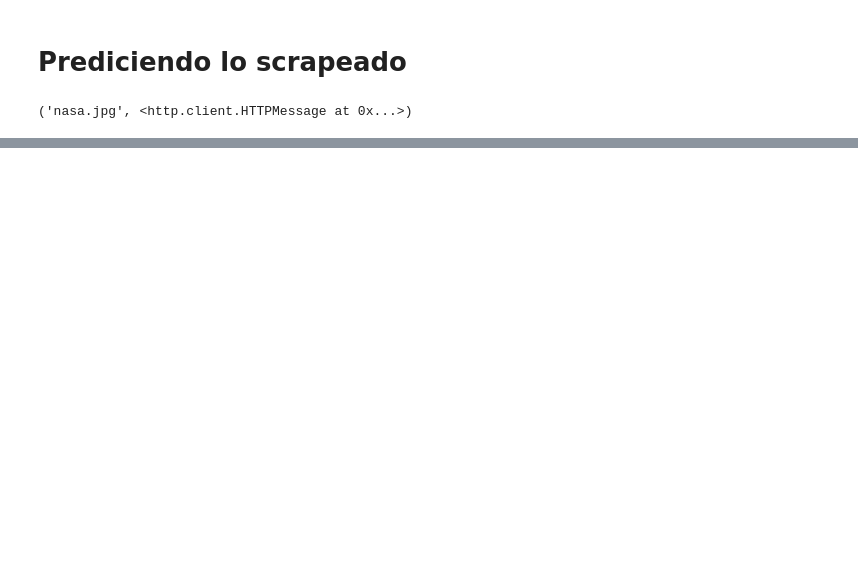
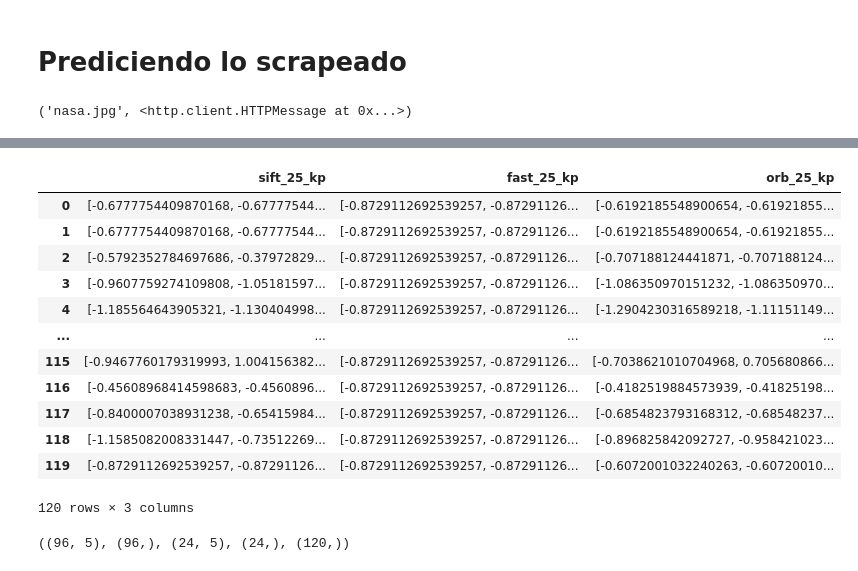
Before and after one commit to ricardoG67/instagram-scraper, a Jupyter notebook: training.ipynb, the cells around one changed output, grey strips where cells are left out. Drawn from its saved outputs; the diff is of its cells as text; code cells hidden in the pictures; blank space fills up the shorter version.

```diff
--- a/training.ipynb
+++ b/training.ipynb
@@ -222,0 +220,5 @@ ValueError: setting an array element with a sequence.
+# %%
+def standardize(arr):
+    mean = np.mean(arr, axis=0)
+    stdev = np.std(arr, axis=0)
+    return (arr - mean) / stdev
@@ -222,0 +259,40 @@ ValueError: setting an array element with a sequence.
+# %%
+# standardized_lst = algoritmos_values.apply(lambda x: x - np.mean(x))
+# standardized_lst
+sift_standard = []
+for registros_sift in algoritmos_values.sift_25_kp.values:
+    registros_sift = standardize(registros_sift)
+    sift_standard.append(registros_sift)
+
+fast_standard = []
+for registros_fast in algoritmos_values.fast_25_kp.values:
+    registros_fast = standardize(registros_fast)
+    fast_standard.append(registros_sift)
+
+orb_standard = []
+for registros_orb in algoritmos_values.orb_25_kp.values:
+    registros_orb = standardize(registros_orb)
+    orb_standard.append(registros_orb)
+
+# sift_standard = np.array(sift_standard)
+# fast_standard = np.array(fast_standard)
+# orb_standard = np.array(orb_standard)
+
+lista = [sift_standard, fast_standard, orb_standard]
+
+algoritmos_values_standard = pd.DataFrame({'sift_25_kp': sift_standard, 'fast_25_kp': fast_standard, 'orb_25_kp': orb_standard})
+algoritmos_values_standard
+# %% [output]
+|  | sift_25_kp | fast_25_kp | orb_25_kp |
+| 0 | [-0.6777754409870168, -0.67777544... | [-0.8729112692539257, -0.87291126... | [-0.6192185548900654, -0.61921855... |
+| 1 | [-0.6777754409870168, -0.67777544... | [-0.8729112692539257, -0.87291126... | [-0.6192185548900654, -0.61921855... |
+| 2 | [-0.5792352784697686, -0.37972829... | [-0.8729112692539257, -0.87291126... | [-0.707188124441871, -0.707188124... |
+| 3 | [-0.9607759274109808, -1.05181597... | [-0.8729112692539257, -0.87291126... | [-1.086350970151232, -1.086350970... |
+| 4 | [-1.185564643905321, -1.130404998... | [-0.8729112692539257, -0.87291126... | [-1.2904230316589218, -1.11151149... |
+| ... | ... | ... | ... |
+| 115 | [-0.9467760179319993, 1.004156382... | [-0.8729112692539257, -0.87291126... | [-0.7038621010704968, 0.705680866... |
+| 116 | [-0.45608968414598683, -0.4560896... | [-0.8729112692539257, -0.87291126... | [-0.4182519884573939, -0.41825198... |
+| 117 | [-0.8400007038931238, -0.65415984... | [-0.8729112692539257, -0.87291126... | [-0.6854823793168312, -0.68548237... |
+| 118 | [-1.1585082008331447, -0.73512269... | [-0.8729112692539257, -0.87291126... | [-0.896825842092727, -0.958421023... |
+| 119 | [-0.8729112692539257, -0.87291126... | [-0.8729112692539257, -0.87291126... | [-0.6072001032240263, -0.60720010... |
+120 rows × 3 columns
@@ -222,0 +312,5 @@ ValueError: setting an array element with a sequence.
+# %%
+x_train, x_test, y_train, y_test = train_test_split(x_norm, y, test_size=0.2)
+x_train.shape, y_train.shape, x_test.shape, y_test.shape, y.shape
+# %% [output]
+((96, 5), (96,), (24, 5), (24,), (120,))
```
Also changed, not shown: parts of 12 cells of this notebook, 2 other files.
